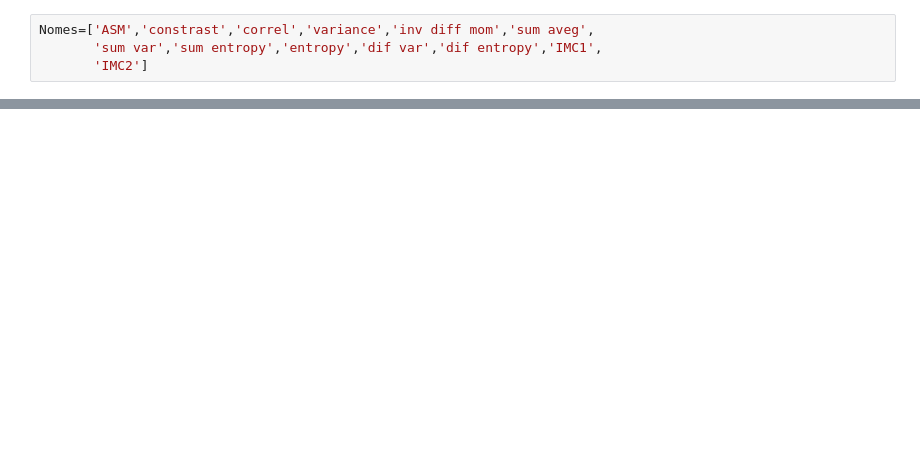
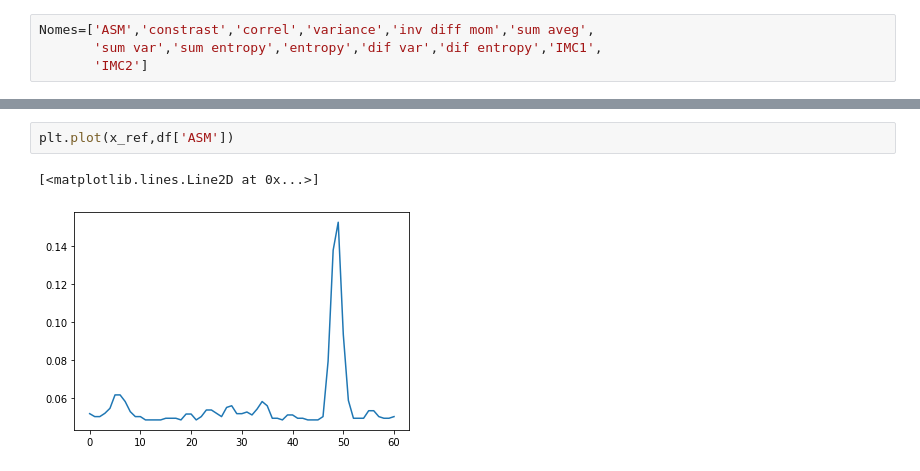
Before and after one commit to ucfilho/marquesgabi, a Jupyter notebook: Mahotas_Fracionado_teste_003_nov_11_2019.ipynb, the cells around one changed output, grey strips where cells are left out. Cells and saved outputs as stored; diff of their text form; blank space fills up the shorter version.

```diff
--- a/Mahotas_Fracionado_teste_003_nov_11_2019.ipynb
+++ b/Mahotas_Fracionado_teste_003_nov_11_2019.ipynb
@@ -130,0 +182,5 @@ print(pd.DataFrame(glcm_haralick,columns=Nomes))
+# %%
+plt.plot(x_ref,df['ASM'])
+# %% [output]
+[<matplotlib.lines.Line2D at 0x...>]
+[figure, added]
```
Also changed, not shown: parts of 7 cells of this notebook.
